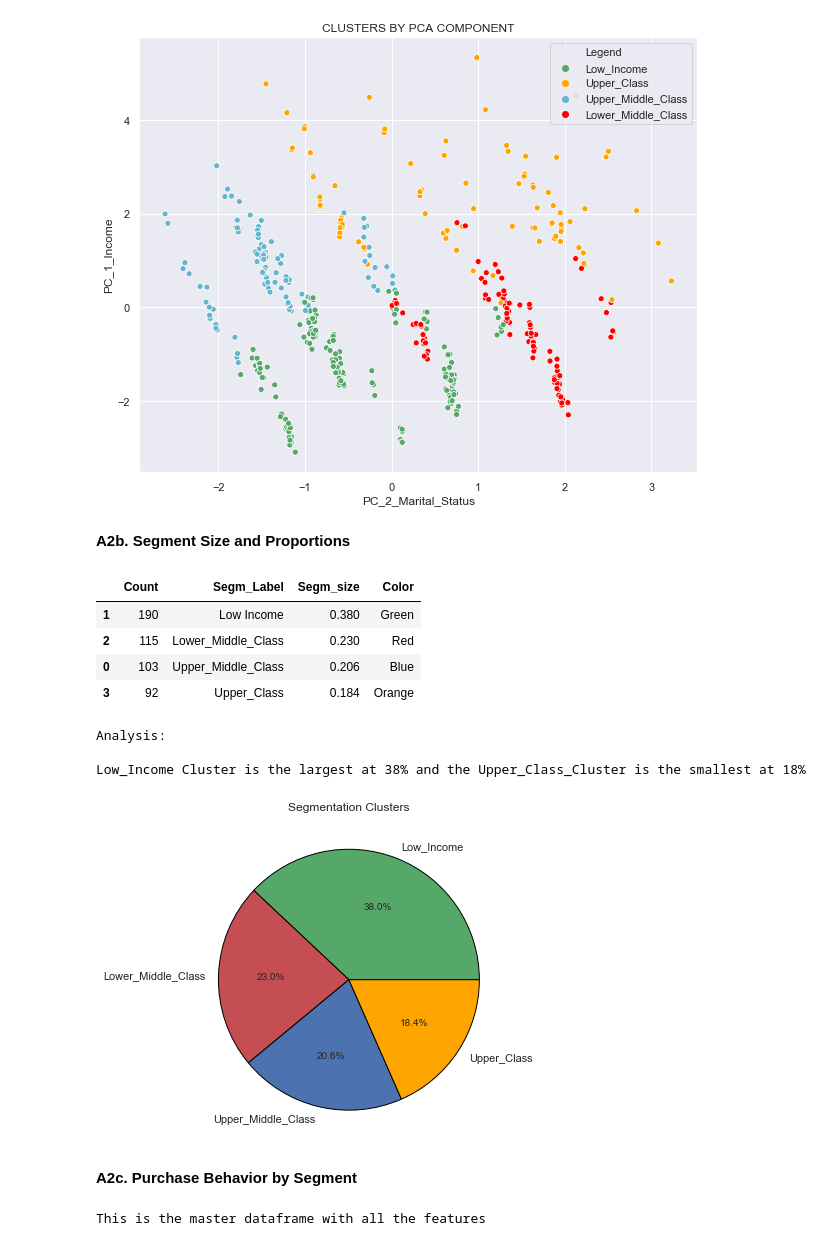
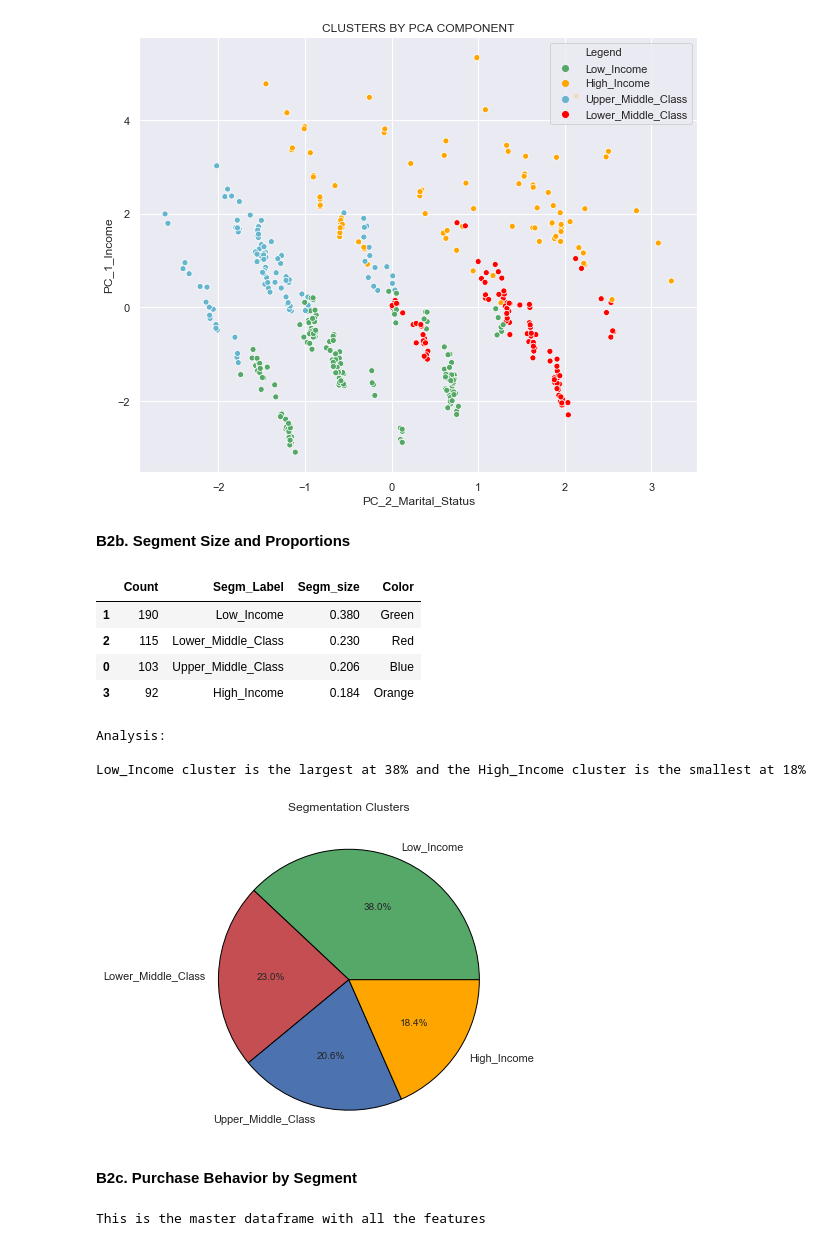
Before and after one commit to asrarahmed01/Projects, a Jupyter notebook: Customer Analytics Project.ipynb, the cells around one changed output. Cells and saved outputs as stored; diff of their text form; code cells hidden in the pictures.

```diff
--- a/Customer Analytics Project.ipynb
+++ b/Customer Analytics Project.ipynb
@@ -349,7 +355,7 @@ Analysis:
 # %%
 #labeling clusters
 
-df_segm_pca_kmeans_customer['Legend']=df_segm_pca_kmeans_customer['Segment K-means PCA'].map({0:'Upper_Middle_Class',1:'Low_Income',2:'Lower_Middle_Class',3:'Upper_Class'})
+df_segm_pca_kmeans_customer['Legend']=df_segm_pca_kmeans_customer['Segment K-means PCA'].map({0:'Upper_Middle_Class',1:'Low_Income',2:'Lower_Middle_Class',3:'High_Income'})
 
 df_segm_pca_kmeans_customer.head()
 # %% [output]
@@ -375,11 +381,11 @@ plt.show()
 Even though some clusters overlap, most of the clusters are relatively better differentiated than they would have been without PCA
 [figure]
 # %% [markdown]
-**A2b. Segment Size and Proportions**
+**B2b. Segment Size and Proportions**
 # %%
 Segm_df=pd.DataFrame(df_segm_pca_kmeans_customer['Segment K-means PCA'].value_counts()).rename({'Segment K-means PCA':'Count'},axis=1)
 
-Segm_df['Segm_Label']=['Low Income','Lower_Middle_Class','Upper_Middle_Class','Upper_Class']
+Segm_df['Segm_Label']=['Low_Income','Lower_Middle_Class','Upper_Middle_Class','High_Income']
 
 Segm_df['Segm_size']=Segm_df['Count']/Segm_df['Count'].sum()
 
@@ -388,27 +394,27 @@ Segm_df['Color']=['Green','Red','Blue','Orange']
 Segm_df
 # %% [output]
 |  | Count | Segm_Label | Segm_size | Color |
-| 1 | 190 | Low Income | 0.380 | Green |
+| 1 | 190 | Low_Income | 0.380 | Green |
 | 2 | 115 | Lower_Middle_Class | 0.230 | Red |
 | 0 | 103 | Upper_Middle_Class | 0.206 | Blue |
-| 3 | 92 | Upper_Class | 0.184 | Orange |
+| 3 | 92 | High_Income | 0.184 | Orange |
 # %%
-print('Analysis:\n\nLow_Income Cluster is the largest at 38% and the Upper_Class_Cluster is the smallest at 18%')
+print('Analysis:\n\nLow_Income cluster is the largest at 38% and the High_Income cluster is the smallest at 18%')
 plt.figure(figsize=(9,6))
-#plt.pie(segm_prop['Segment Proportions'], labels=['Upper_Middle_Class','Low_Income','Lower-Middle_Class','Upper_Class'],autopct="%1.1f%%" , wedgeprops={"edgecolor":"black"},colors=['b','g','r','orange']  )
+#plt.pie(segm_prop['Segment Proportions'], labels=['Upper_Middle_Class','Low_Income','Lower-Middle_Class','High_Income'],autopct="%1.1f%%" , wedgeprops={"edgecolor":"black"},colors=['b','g','r','orange']  )
 
 
-plt.pie(df_segm_pca_kmeans_customer['Segment K-means PCA'].value_counts(), labels=['Low_Income','Lower_Middle_Class','Upper_Middle_Class','Upper_Class'],autopct="%1.1f%%" , wedgeprops={"edgecolor":"black"},colors=['g','r','b','orange']  )
+plt.pie(df_segm_pca_kmeans_customer['Segment K-means PCA'].value_counts(), labels=['Low_Income','Lower_Middle_Class','Upper_Middle_Class','High_Income'],autopct="%1.1f%%" , wedgeprops={"edgecolor":"black"},colors=['g','r','b','orange']  )
 
 plt.title('Segmentation Clusters')
 plt.show()
 # %% [output]
 Analysis:
 
-Low_Income Cluster is the largest at 38% and the Upper_Class_Cluster is the smallest at 18%
+Low_Income cluster is the largest at 38% and the High_Income cluster is the smallest at 18%
-[figure, old version]
+[figure, new version]
 # %% [markdown]
-**A2c. Purchase Behavior by Segment**
+**B2c. Purchase Behavior by Segment**
 # %%
 # Making copy of the original dataframe
 df_purchase_predictors=df_purchase.copy()
```
Also changed, not shown: parts of 49 cells of this notebook.
